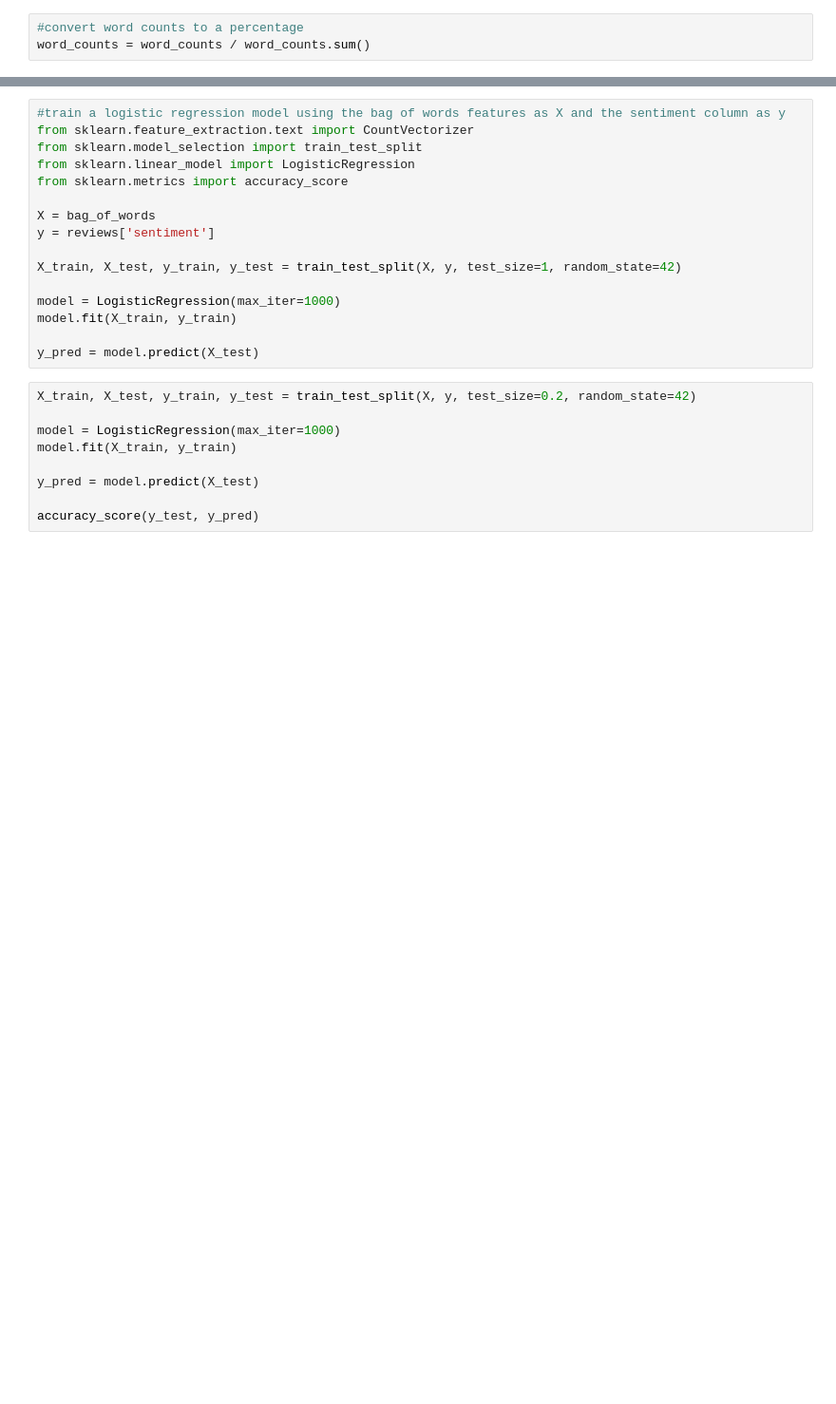
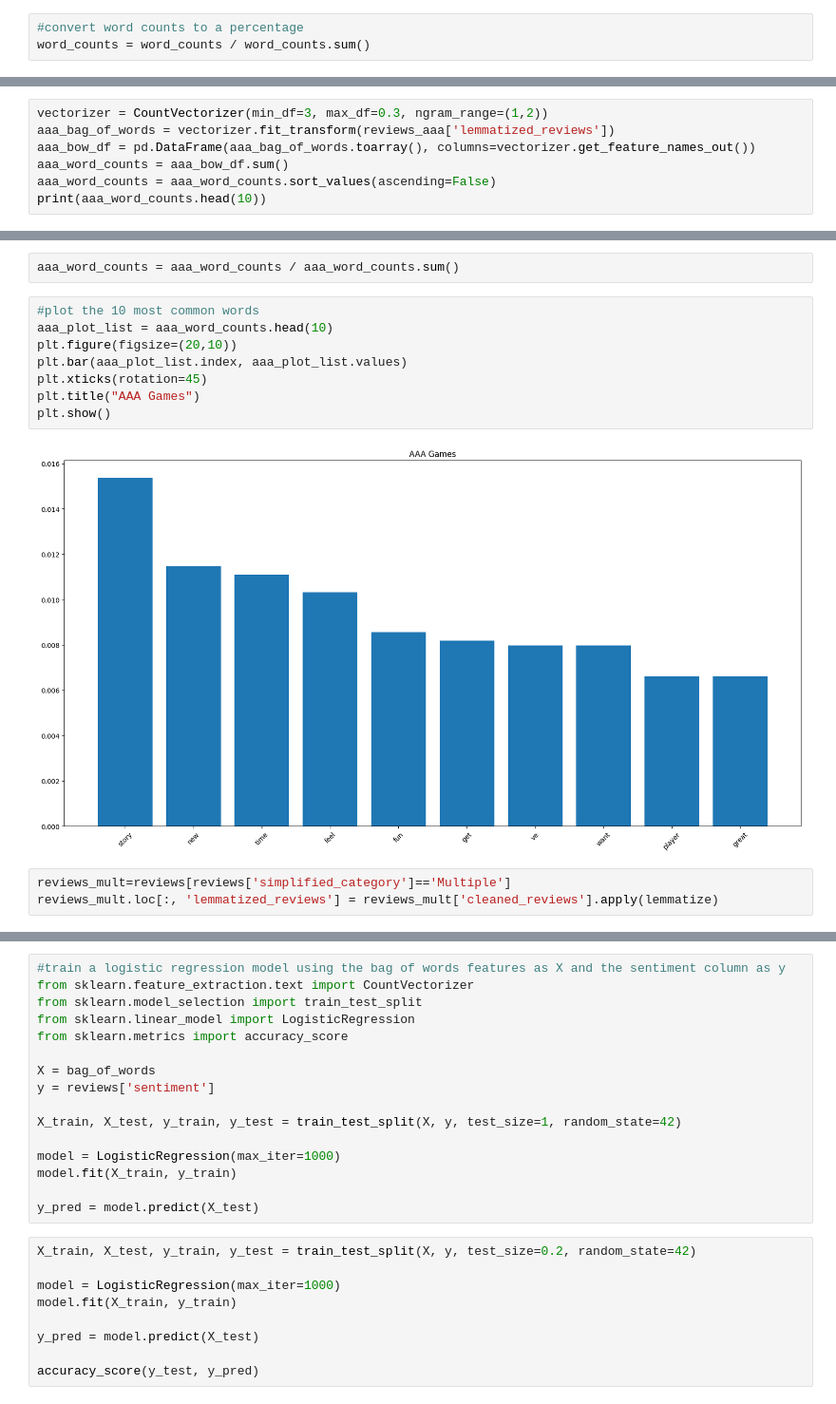
Before and after one commit to evanp28/is310-final-project, a Jupyter notebook: bag_of_words.ipynb, the cells around one changed output, grey strips where cells are left out. Shown at 95% size. Saved outputs shown, nothing was run; the diff lists cells and outputs as text; blank space fills up the shorter version.

```diff
--- a/bag_of_words.ipynb
+++ b/bag_of_words.ipynb
@@ -167,0 +191,7 @@ plt.show()
+# %%
+vectorizer = CountVectorizer(min_df=3, max_df=0.3, ngram_range=(1,2))
+aaa_bag_of_words = vectorizer.fit_transform(reviews_aaa['lemmatized_reviews'])
+aaa_bow_df = pd.DataFrame(aaa_bag_of_words.toarray(), columns=vectorizer.get_feature_names_out())
+aaa_word_counts = aaa_bow_df.sum()
+aaa_word_counts = aaa_word_counts.sort_values(ascending=False)
+print(aaa_word_counts.head(10))
@@ -167,0 +210,15 @@ plt.show()
+# %%
+aaa_word_counts = aaa_word_counts / aaa_word_counts.sum()
+# %%
+#plot the 10 most common words
+aaa_plot_list = aaa_word_counts.head(10)
+plt.figure(figsize=(20,10))
+plt.bar(aaa_plot_list.index, aaa_plot_list.values)
+plt.xticks(rotation=45)
+plt.title("AAA Games")
+plt.show()
+# %% [output]
+[figure, added]
+# %%
+reviews_mult=reviews[reviews['simplified_category']=='Multiple']
+reviews_mult.loc[:, 'lemmatized_reviews'] = reviews_mult['cleaned_reviews'].apply(lemmatize)
```
Also changed, not shown: parts of 25 cells of this notebook.
